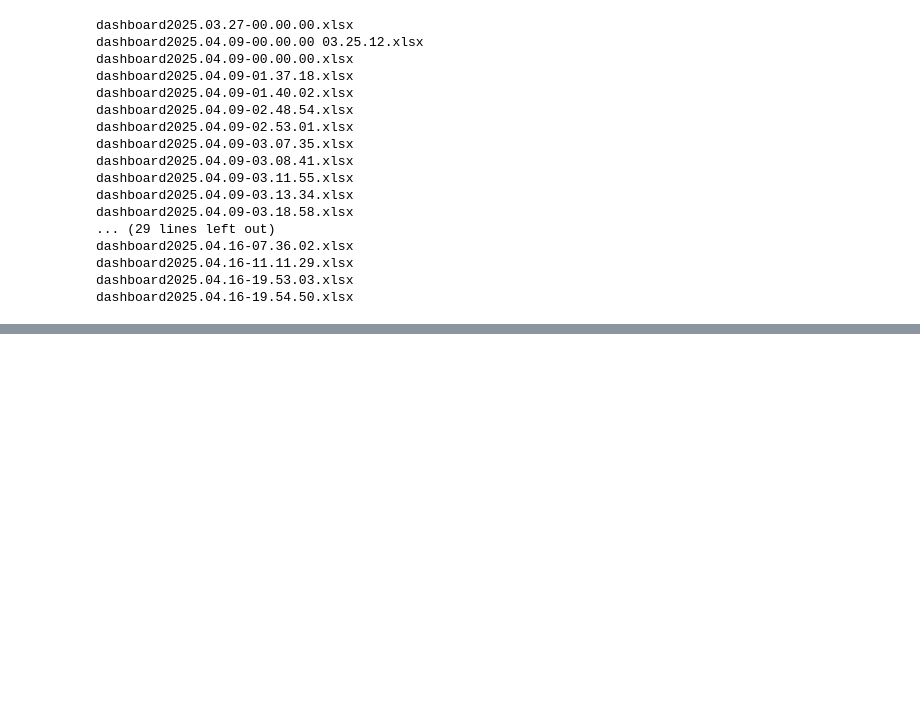
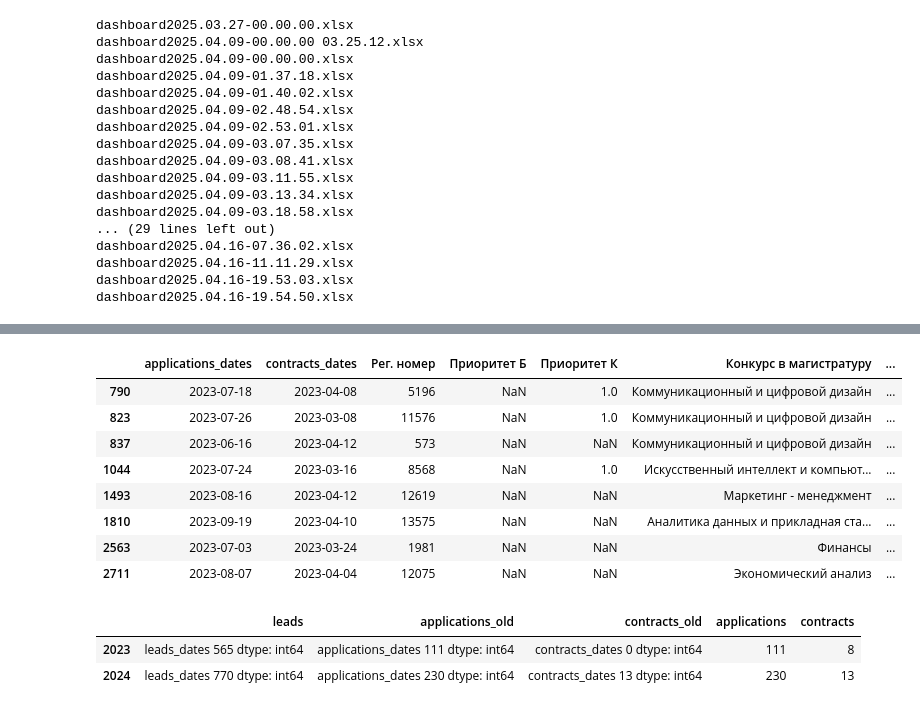
Before and after one commit to iasonov/HSE_dashboard, a Jupyter notebook: src/test.ipynb, the cells around one changed output, grey strips where cells are left out. Saved outputs shown, nothing was run; the diff lists cells and outputs as text; code cells hidden in the pictures; blank space fills up the shorter version.

Commit message:
Features added, deltas don't work
* individual history of programs
* gender and age
* unique applications

```diff
--- a/src/test.ipynb
+++ b/src/test.ipynb
@@ -1499,0 +2149,5 @@ if update_google_dashboard:
+# %%
+asav_2023 = pd.read_excel(templates_folder + "asav_2023.xlsx", parse_dates=[0, 1], skiprows=1, date_format="%d.%m.%Y")
+asav_2023['applications_dates'] = pd.to_datetime(asav_2023['applications_dates'], format='%Y-%m-%d 00:00:00')
+asav_2023['contracts_dates'] = pd.to_datetime(asav_2023['contracts_dates'], errors='coerce', format='%d.%m.%Y')
+asav_2023.head()
@@ -1499,0 +2192,74 @@ if update_google_dashboard:
+# %%
+asav_2023[asav_2023['contracts_dates'] < datetime(2023, 4, 28)]
+# %% [output]
+|  | applications_dates | contracts_dates | Рег. номер | Приоритет Б | Приоритет К | Конкурс в магистратуру | ... |
+| 790 | 2023-07-18 | 2023-04-08 | 5196 | NaN | 1.0 | Коммуникационный и цифровой дизайн | ... |
+| 823 | 2023-07-26 | 2023-03-08 | 11576 | NaN | 1.0 | Коммуникационный и цифровой дизайн | ... |
+| 837 | 2023-06-16 | 2023-04-12 | 573 | NaN | NaN | Коммуникационный и цифровой дизайн | ... |
+| 1044 | 2023-07-24 | 2023-03-16 | 8568 | NaN | 1.0 | Искусственный интеллект и компьют... | ... |
+| 1493 | 2023-08-16 | 2023-04-12 | 12619 | NaN | NaN | Маркетинг - менеджмент | ... |
+| 1810 | 2023-09-19 | 2023-04-10 | 13575 | NaN | NaN | Аналитика данных и прикладная ста... | ... |
+| 2563 | 2023-07-03 | 2023-03-24 | 1981 | NaN | NaN | Финансы | ... |
+| 2711 | 2023-08-07 | 2023-04-04 | 12075 | NaN | NaN | Экономический анализ | ... |
+# %%
+templates_folder = "../templates/"
+master_leads_file_2023        = "bitrix_2023-04-01_2023-09-15.csv"
+master_leads_file_2024        = "bitrix_2024-04-01_2024-09-15.csv"
+master_applications_file_2023 = "asav_2023_applications.csv"
+master_contracts_file_2023    = "asav_2023_contracts.csv"
+master_applications_file_2024 = "asav_2024_applications.csv"
+master_contracts_file_2024    = "asav_2024_contracts.csv"
+asav_file_2023                = "asav_2023.xlsx"
+asav_file_2024                = "asav_2024.xlsx"
+
+# TODO вписать сводные расчеты
+
+try:
+    applications_dates_2023 = pd.read_csv(templates_folder + master_applications_file_2023, parse_dates=[0], date_format="%d.%m.%Y")
+    applications_dates_2024 = pd.read_csv(templates_folder + master_applications_file_2024, parse_dates=[0], date_format="%d.%m.%Y")
+    contracts_dates_2023 = pd.read_csv(templates_folder + master_contracts_file_2023, parse_dates=[0], date_format="%d.%m.%Y")
+    contracts_dates_2024 = pd.read_csv(templates_folder + master_contracts_file_2024, parse_dates=[0], date_format="%d.%m.%Y")
+    leads_dates_2023 = pd.read_csv(templates_folder + master_leads_file_2023, parse_dates=[0], date_format="%d.%m.%Y")
+    leads_dates_2024 = pd.read_csv(templates_folder + master_leads_file_2024, parse_dates=[0], date_format="%d.%m.%Y")
+
+    asav_2023 = pd.read_excel(templates_folder + asav_file_2023, parse_dates=[0, 1], skiprows=1, date_format="%d.%m.%Y")
+    asav_2023['applications_dates'] = pd.to_datetime(asav_2023['applications_dates'], format='%Y-%m-%d 00:00:00')
+    asav_2023['contracts_dates'] = pd.to_datetime(asav_2023['contracts_dates'], errors='coerce', format='%d.%m.%Y')
+
+    asav_2024 = pd.read_excel(templates_folder + asav_file_2024, parse_dates=[0, 1], skiprows=1, date_format="%d.%m.%Y")
+    asav_2024['applications_dates'] = pd.to_datetime(asav_2024['applications_dates'], format='%Y-%m-%d 00:00:00')
+    asav_2024['contracts_dates'] = pd.to_datetime(asav_2024['contracts_dates'], errors='coerce', format='%d.%m.%Y')
+
+except:
+    print("Files of previous years are not founded or have errors", master_applications_file_2023)
+    print(master_contracts_file_2023)
+    print(master_applications_file_2024)
+    print(master_contracts_file_2024)
+    print(master_leads_file_2023)
+    print(master_leads_file_2024)
+
+now = datetime.now()
+delta_now_2023 = timedelta(days=365+366) # TODO check both deltas
+delta_now_2024 = timedelta(days=366)
+
+df_pivot = pd.DataFrame.from_dict({'leads' :
+                              {2023: leads_dates_2023.where(leads_dates_2023 + delta_now_2023 <= now).count(),
+                               2024: leads_dates_2024.where(leads_dates_2024 + delta_now_2024 <= now).count()},
+                              # 'applications_old' :
+                              # {2023: applications_dates_2023.where(applications_dates_2023 + delta_now_2023 <= now).count(),
+                              #  2024: applications_dates_2024.where(applications_dates_2024 + delta_now_2024 <= now).count()},
+                              # 'contracts_old' :
+                              # {2023: contracts_dates_2023.where(contracts_dates_2023 + delta_now_2023 <= now).count(),
+                              #  2024: contracts_dates_2024.where(contracts_dates_2024 + delta_now_2024 <= now).count()},
+                              'applications' :
+                              {2023: asav_2023[asav_2023['applications_dates'] + delta_now_2023 <= now]['applications_dates'].count(),
+                               2024: asav_2024[asav_2024['applications_dates'] + delta_now_2024 <= now]['applications_dates'].count()},
+                              'contracts' :
+                              {2023: asav_2023[asav_2023['contracts_dates'] + delta_now_2023 <= now]['contracts_dates'].count(),
+                               2024: asav_2024[asav_2024['contracts_dates'] + delta_now_2024 <= now]['contracts_dates'].count()},
+                            }) #columns=['year', 'applications', 'contracts']
+df_pivot
+# %% [output]
+|  | leads | applications_old | contracts_old | applications | contracts |
+| 2023 | leads_dates 565 dtype: int64 | applications_dates 111 dtype: int64 | contracts_dates 0 dtype: int64 | 111 | 8 |
+| 2024 | leads_dates 770 dtype: int64 | applications_dates 230 dtype: int64 | contracts_dates 13 dtype: int64 | 230 | 13 |
```
Also changed, not shown: parts of 30 cells of this notebook, 7 other files.
